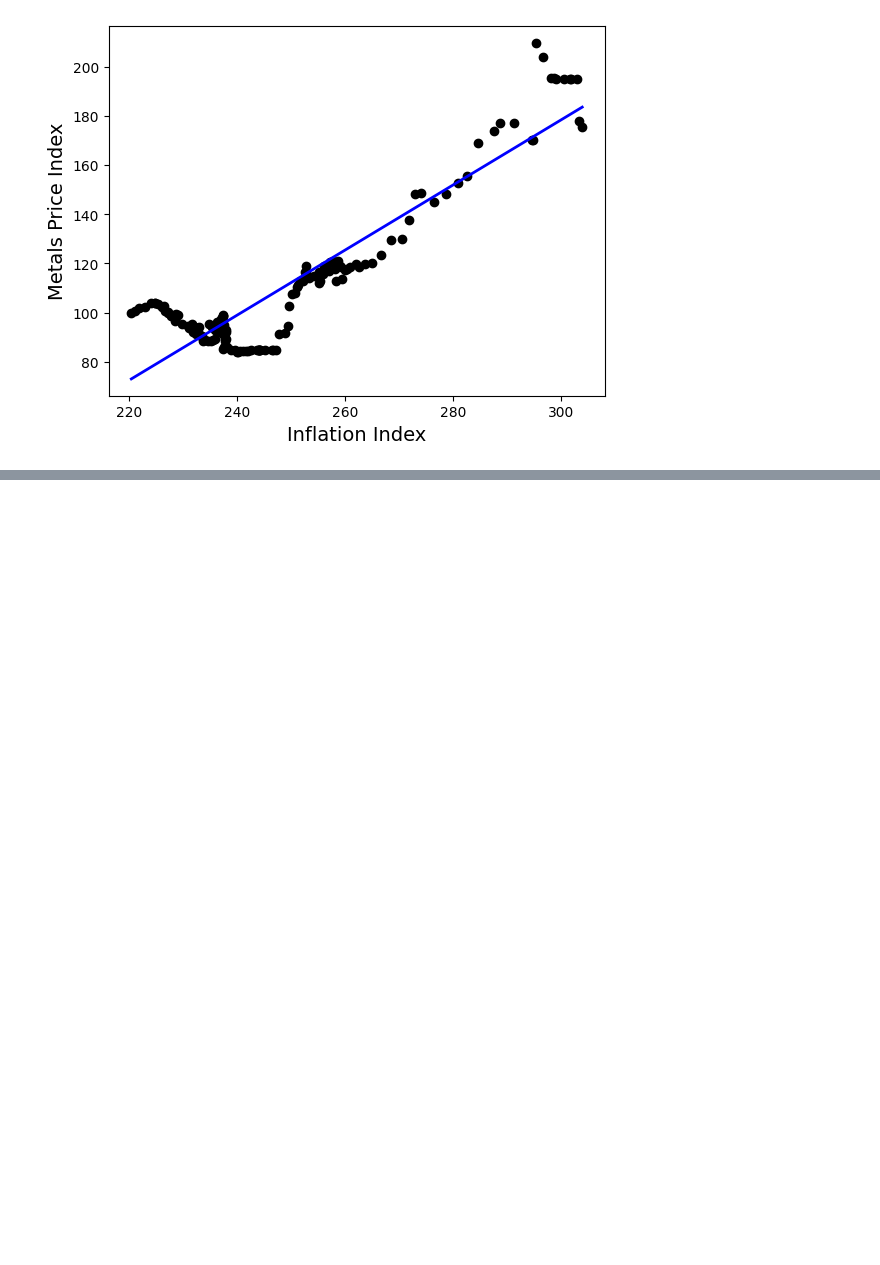
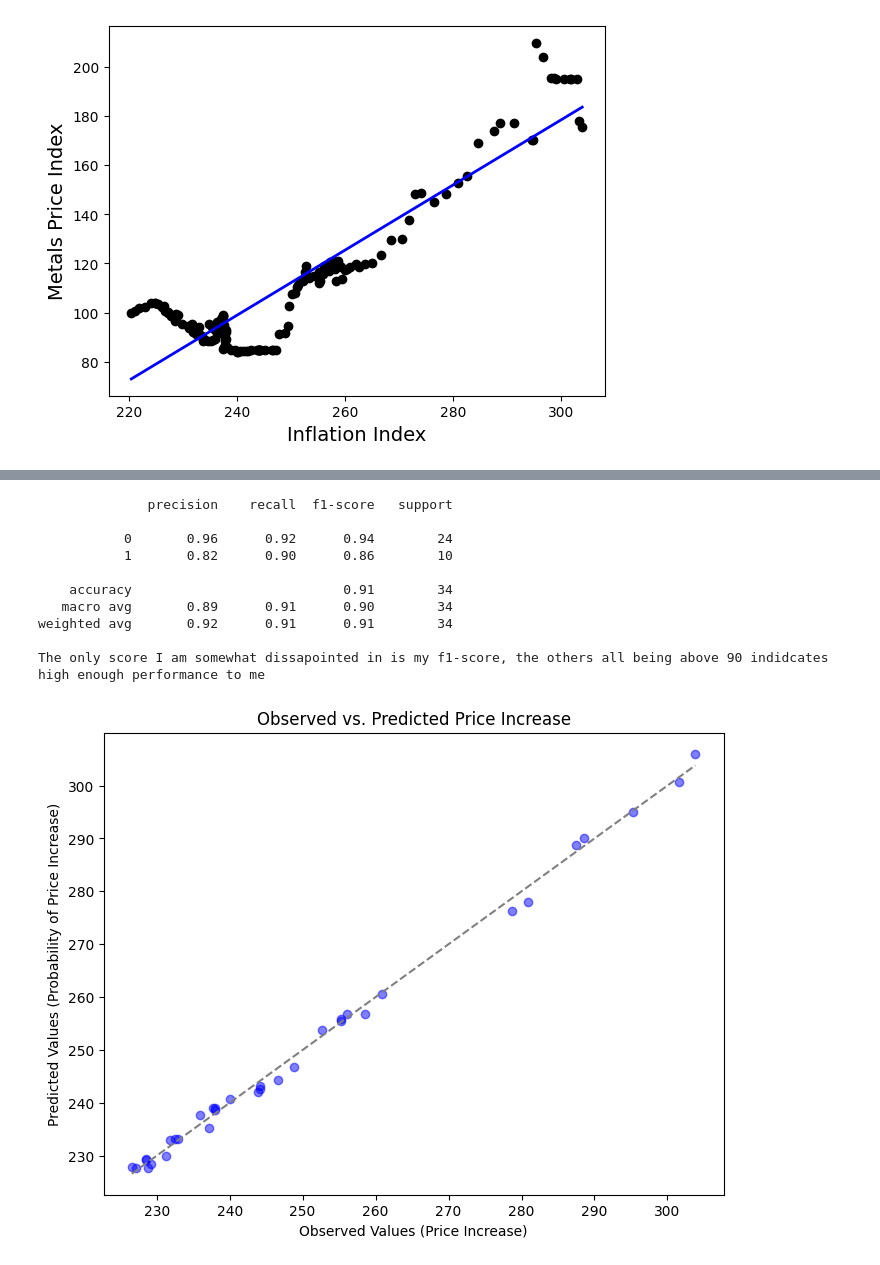
Before and after one commit to baschoff/Data-Science-Project, a Jupyter notebook: Regression.ipynb, the cells around one changed output, grey strips where cells are left out. Saved outputs shown, nothing was run; the diff lists cells and outputs as text; code cells hidden in the pictures; blank space fills up the shorter version.

```diff
--- a/Regression.ipynb
+++ b/Regression.ipynb
@@ -189,0 +314,51 @@ Text(0, 0.5, 'Metals Price Index')
+# %%
+PerChan = PPI_AllMerg.copy()
+PerChan['Glass$'] = PerChan['Glass$'].pct_change() * 100
+PerChan['Lumber$'] = PerChan['Lumber$'].pct_change() * 100
+PerChan['Asphalt$'] = PerChan['Asphalt$'].pct_change() * 100
+PerChan['Cement$'] = PerChan['Cement$'].pct_change() * 100
+PerChan['Metals$'] = PerChan['Metals$'].pct_change() * 100
+PerChan['Plumbing$'] = PerChan['Plumbing$'].pct_change() * 100
+PerChan['InflationIndex'] = PerChan['InflationIndex'].pct_change() * 100
+
+PerChan = PerChan.fillna(0)
+
+material_columns = [col for col in PerChan.columns if col != 'Date']
+PerChan['Overall%Δ'] = PerChan[material_columns].sum(axis=1)
+
+PerChan['price_increase'] = (PerChan['Overall%Δ'] > 2).astype(int)
+Xlog = PerChan[['Glass$', 'Lumber$', 'Asphalt$', 'Cement$', 'Metals$', 'Plumbing$']]
+ylog = PerChan['price_increase']
+
+Xlog_train, Xlog_test, ylog_train, ylog_test = train_test_split(Xlog, ylog, test_size=0.2, random_state=42)
+logmodel = linear_model.LogisticRegression()
+logmodel.fit(Xlog_train, ylog_train)
+
+ylog_pred = logmodel.predict(Xlog_test)
+
+accuracy = accuracy_score(ylog_test, ylog_pred)
+report = classification_report(ylog_test, ylog_pred)
+print(report)
+print("The only score I am somewhat dissapointed in is my f1-score, the others all being above 90 indidcates high enough performance to me")
+
+plt.figure(figsize=(8, 6))
+plt.scatter(y_test, y_pred, c='blue', alpha=0.5)
+plt.xlabel("Observed Values (Price Increase)")
+plt.ylabel("Predicted Values (Probability of Price Increase)")
+plt.title("Observed vs. Predicted Price Increase")
+
+plt.plot([min(y_test), max(y_test)], [min(y_test), max(y_test)], linestyle='--', color='gray')
+
+plt.show()
+# %% [output]
+              precision    recall  f1-score   support
+
+           0       0.96      0.92      0.94        24
+           1       0.82      0.90      0.86        10
+
+    accuracy                           0.91        34
+   macro avg       0.89      0.91      0.90        34
+weighted avg       0.92      0.91      0.91        34
+
+The only score I am somewhat dissapointed in is my f1-score, the others all being above 90 indidcates high enough performance to me
+[figure, added]
```
Also changed, not shown: parts of 12 cells of this notebook.
